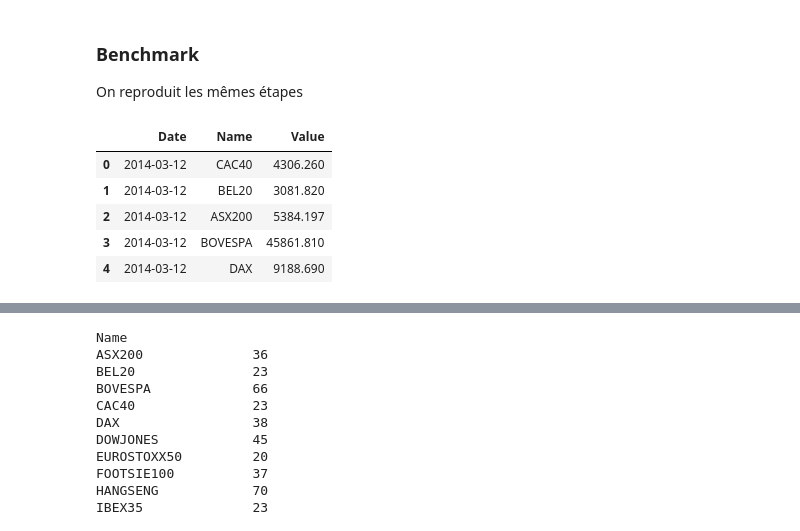
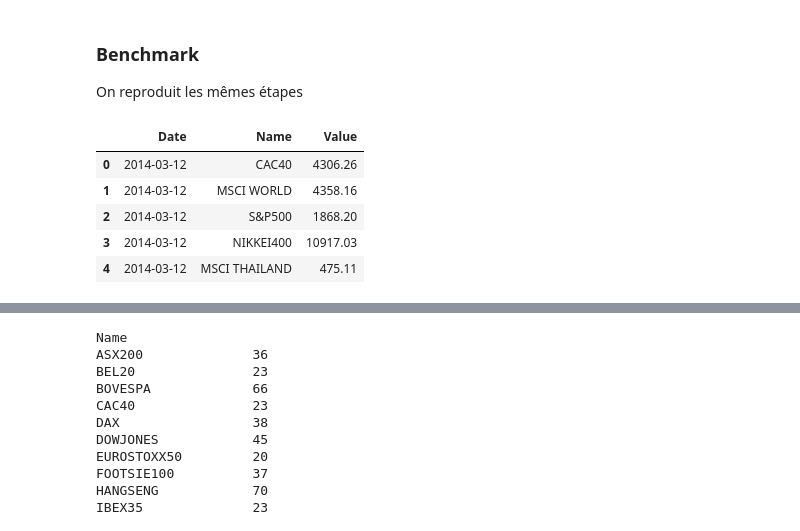
Before and after one commit to YvesAdl/BI_Finance_project, a Jupyter notebook: BI Finance traitement des donnees.ipynb, the cells around one changed output, grey strips where cells are left out. Drawn from its saved outputs; the diff is of its cells as text; code cells hidden in the pictures.

```diff
--- a/BI Finance traitement des donnees.ipynb
+++ b/BI Finance traitement des donnees.ipynb
@@ -256,15 +256,15 @@ On reproduit les mêmes étapes
 # %%
 data2 = pd.read_csv("indexes.csv")
 
-data2 = data.sort_values('Date').reset_index(drop=True)
+data2 = data2.sort_values('Date').reset_index(drop=True)
 data2.head()
 # %% [output]
 |  | Date | Name | Value |
-| 0 | 2014-03-12 | CAC40 | 4306.260 |
-| 1 | 2014-03-12 | BEL20 | 3081.820 |
-| 2 | 2014-03-12 | ASX200 | 5384.197 |
-| 3 | 2014-03-12 | BOVESPA | 45861.810 |
-| 4 | 2014-03-12 | DAX | 9188.690 |
+| 0 | 2014-03-12 | CAC40 | 4306.26 |
+| 1 | 2014-03-12 | MSCI WORLD | 4358.16 |
+| 2 | 2014-03-12 | S&P500 | 1868.20 |
+| 3 | 2014-03-12 | NIKKEI400 | 10917.03 |
+| 4 | 2014-03-12 | MSCI THAILAND | 475.11 |
 # %%
 dfpivot2 = data2.pivot_table(index='Date', columns='Name', values='Value').loc['2014-05-14':,:] #on tache de faire commencer le tableau à la même date
 dfpivot2.head()
```
Also changed, not shown: 6 other files.
